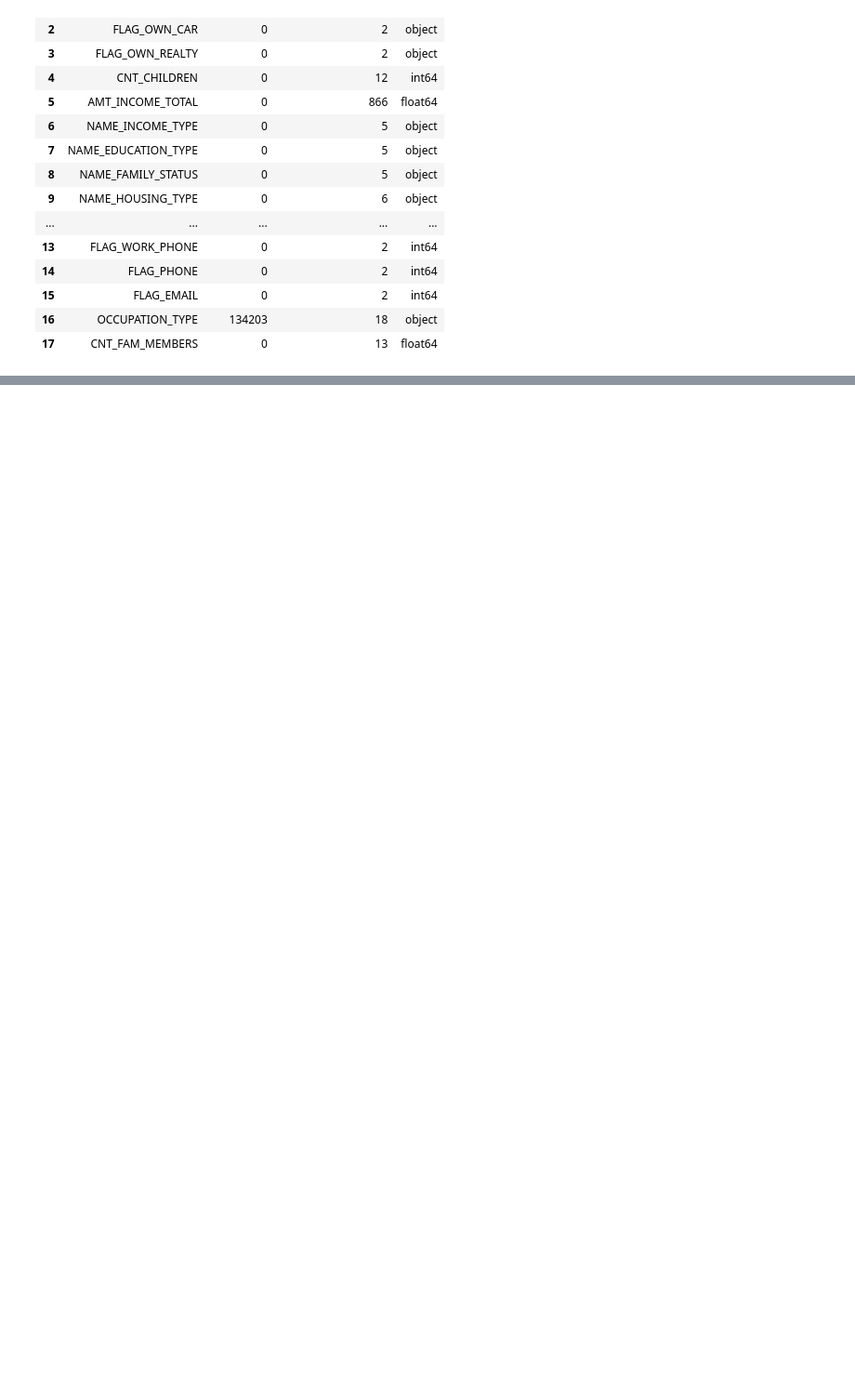
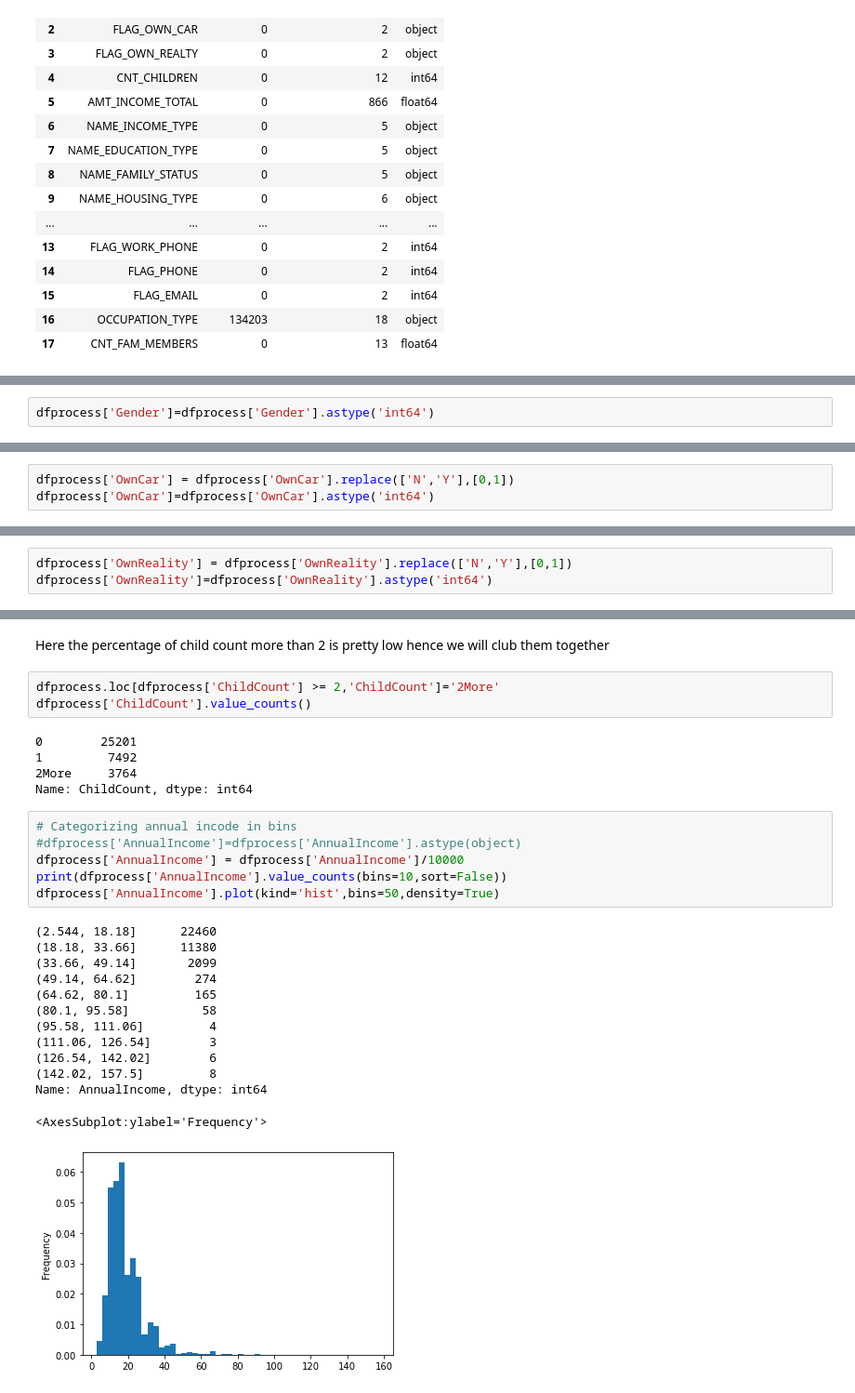
Before and after one commit to RV249/Final_Assignment_AAI_510, a Jupyter notebook: Team2-FinalProject.ipynb, the cells around one changed output, grey strips where cells are left out. Shown: that part at 93% size. Drawn from its saved outputs; the diff is of its cells as text; blank space fills up the shorter version.

```diff
--- a/Team2-FinalProject.ipynb
+++ b/Team2-FinalProject.ipynb
@@ -131,0 +283,2 @@ pd.concat([null_count, unique_valuecount , datatypes], axis=1).T.drop_duplicates
+# %%
+dfprocess['Gender']=dfprocess['Gender'].astype('int64')
@@ -131,0 +291,3 @@ pd.concat([null_count, unique_valuecount , datatypes], axis=1).T.drop_duplicates
+# %%
+dfprocess['OwnCar'] = dfprocess['OwnCar'].replace(['N','Y'],[0,1])
+dfprocess['OwnCar']=dfprocess['OwnCar'].astype('int64')
@@ -131,0 +298,3 @@ pd.concat([null_count, unique_valuecount , datatypes], axis=1).T.drop_duplicates
+# %%
+dfprocess['OwnReality'] = dfprocess['OwnReality'].replace(['N','Y'],[0,1])
+dfprocess['OwnReality']=dfprocess['OwnReality'].astype('int64')
@@ -131,0 +354,30 @@ pd.concat([null_count, unique_valuecount , datatypes], axis=1).T.drop_duplicates
+# %% [markdown]
+Here the percentage of child count more than 2 is pretty low hence we will club them together
+# %%
+dfprocess.loc[dfprocess['ChildCount'] >= 2,'ChildCount']='2More'
+dfprocess['ChildCount'].value_counts()
+# %% [output]
+0        25201
+1         7492
+2More     3764
+Name: ChildCount, dtype: int64
+# %%
+# Categorizing annual incode in bins
+#dfprocess['AnnualIncome']=dfprocess['AnnualIncome'].astype(object)
+dfprocess['AnnualIncome'] = dfprocess['AnnualIncome']/10000
+print(dfprocess['AnnualIncome'].value_counts(bins=10,sort=False))
+dfprocess['AnnualIncome'].plot(kind='hist',bins=50,density=True)
+# %% [output]
+(2.544, 18.18]      22460
+(18.18, 33.66]      11380
+(33.66, 49.14]       2099
+(49.14, 64.62]        274
+(64.62, 80.1]         165
+(80.1, 95.58]          58
+(95.58, 111.06]         4
+(111.06, 126.54]        3
+(126.54, 142.02]        6
+(142.02, 157.5]         8
+Name: AnnualIncome, dtype: int64
+<AxesSubplot:ylabel='Frequency'>
+[figure, added]
```
Also changed, not shown: parts of 43 cells of this notebook.
